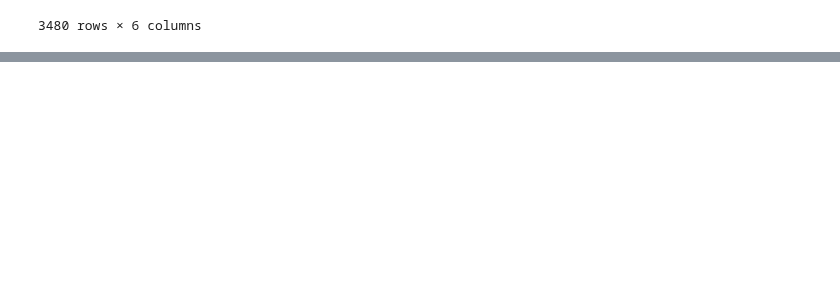
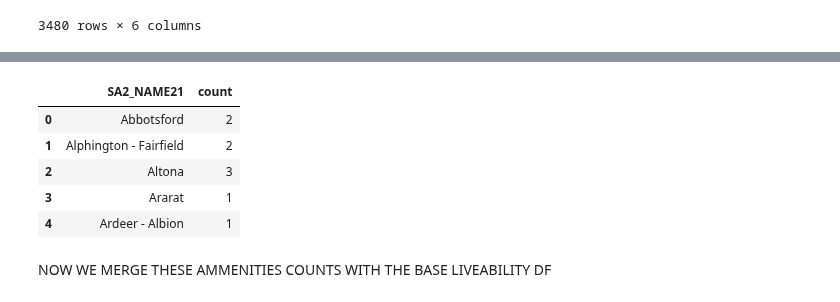
Before and after one commit to MAST30034-AppliedDataScience/project-2-group-real-estate-industry-project-31, a Jupyter notebook: notebooks/liveability_calculations.ipynb, the cells around one changed output, grey strips where cells are left out. Saved outputs shown, nothing was run; the diff lists cells and outputs as text; code cells hidden in the pictures; blank space fills up the shorter version.

```diff
--- a/notebooks/liveability_calculations.ipynb
+++ b/notebooks/liveability_calculations.ipynb
@@ -614,3 +610,19 @@ amenities_dfs['education']
 | 3478 | 1318025539 | Montessori Beginnings | kindergarten | -34.22681335 | 142.1609060 | Irymple |
 | 3479 | 1318235998 | Happy Turtle Childcare | kindergarten | -34.20066442222222222222222222 | 142.1244222555555555555555556 | Mildura - South |
 3480 rows × 6 columns
+# %%
+# HERE WE COUNT THE NUMBER OF AMENITIES PER SA2 REGION
+
+amenities_sa2_counts = {}
+
+# Iterate through the amenities DataFrames
+for amenity_type, df in amenities_dfs.items():
+    # Group by SA2_NAME21 and count the number of occurrences
+    sa2_count_df = df.groupby('SA2_NAME21').size().reset_index(name='count')
+
+    # Store the result in the new dictionary with a key indicating the amenity
+    amenities_sa2_counts[f"{amenity_type}_sa2_count"] = sa2_count_df
+
+    # Print the result for each amenity
+    print(f"SA2 counts for {amenity_type}:")
+    print(sa2_count_df.head())  # Show t
@@ -616,0 +653,11 @@ amenities_dfs['education']
+# %%
+train_count.head()
+# %% [output]
+|  | SA2_NAME21 | count |
+| 0 | Abbotsford | 2 |
+| 1 | Alphington - Fairfield | 2 |
+| 2 | Altona | 3 |
+| 3 | Ararat | 1 |
+| 4 | Ardeer - Albion | 1 |
+# %% [markdown]
+NOW WE MERGE THESE AMMENITIES COUNTS WITH THE BASE LIVEABILITY DF
```
Also changed, not shown: parts of 10 cells of this notebook.
